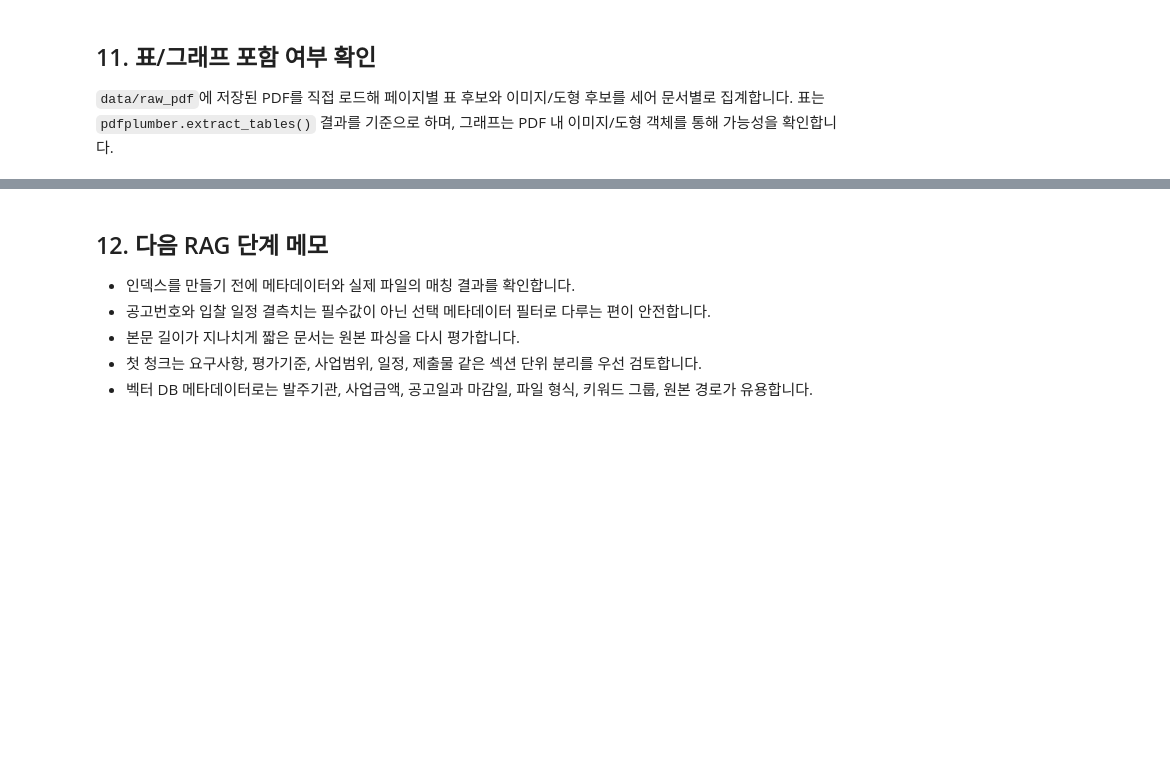
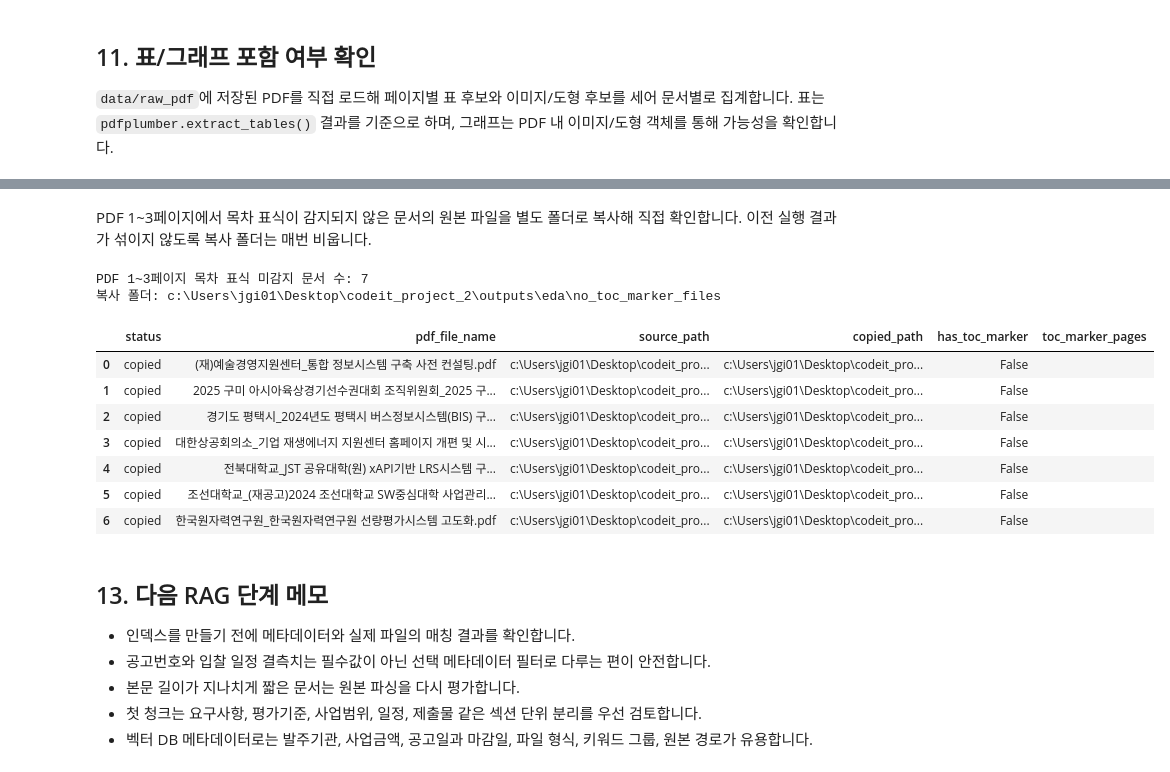
Before and after one commit to jgi0117/rag_rfp_analyzer, a Jupyter notebook: notebooks/EDA.ipynb, the cells around one changed output, grey strips where cells are left out. Saved outputs shown, nothing was run; the diff lists cells and outputs as text; code cells hidden in the pictures; blank space fills up the shorter version.

```diff
--- a/notebooks/EDA.ipynb
+++ b/notebooks/EDA.ipynb
@@ -885,5 +1042,79 @@ PDF 원본 기반 표/그래프 후보 요약
+# %% [markdown]
+PDF 1~3페이지에서 목차 표식이 감지되지 않은 문서의 원본 파일을 별도 폴더로 복사해 직접 확인합니다. 이전 실행 결과가 섞이지 않도록 복사 폴더는 매번 비웁니다.
+# %%
+import shutil
+
+no_toc_marker_docs = toc_audit.loc[
+    ~toc_audit["has_toc_marker"],
+    [
+        "pdf_file_name",
+        "metadata_file_name",
+        "title",
+        "organization",
+        "page_count",
+        "scanned_pages",
+        "toc_marker_pages",
+        "has_toc_marker",
+        "pdf_text_status",
+        "pdf_path",
+        "source_path",
+    ],
+].sort_values(["pdf_file_name"])
+
+no_toc_marker_dir = OUTPUT_DIR / "no_toc_marker_files"
+no_toc_marker_dir.mkdir(parents=True, exist_ok=True)
+
+    # Clear the target folder on each run so old copied files do not get mixed in.
+if no_toc_marker_dir.resolve().is_relative_to(OUTPUT_DIR.resolve()):
+    for existing_path in no_toc_marker_dir.iterdir():
+        if existing_path.is_file():
+            existing_path.unlink()
+else:
+    raise RuntimeError(f"Unexpected output directory: {no_toc_marker_dir}")
+
+copy_results = []
+for _, row in no_toc_marker_docs.iterrows():
+    source_path = Path(row["source_path"] or row["pdf_path"])
+    if not source_path.is_absolute():
+        source_path = PROJECT_ROOT / source_path
+
+    output_path = no_toc_marker_dir / source_path.name
+
+    if not source_path.exists():
+        status = "missing_source"
+    else:
+        shutil.copy2(source_path, output_path)
+        status = "copied"
+
+    copy_results.append(
+        {
+            "status": status,
+            "pdf_file_name": row["pdf_file_name"],
+            "source_path": str(source_path),
+            "copied_path": str(output_path),
+            "has_toc_marker": row["has_toc_marker"],
+            "toc_marker_pages": row["toc_marker_pages"],
+        }
+    )
+
+no_toc_marker_copy_results = pd.DataFrame(copy_results)
+
+print(f"PDF 1~3페이지 목차 표식 미감지 문서 수: {len(no_toc_marker_docs)}")
+print(f"복사 폴더: {no_toc_marker_dir}")
+display(no_toc_marker_copy_results)
+# %% [output]
+PDF 1~3페이지 목차 표식 미감지 문서 수: 7
+복사 폴더: c:\Users\jgi01\Desktop\codeit_project_2\outputs\eda\no_toc_marker_files
+|  | status | pdf_file_name | source_path | copied_path | has_toc_marker | toc_marker_pages |
+| 0 | copied | (재)예술경영지원센터_통합 정보시스템 구축 사전 컨설팅.pdf | c:\Users\jgi01\Desktop\codeit_pro... | c:\Users\jgi01\Desktop\codeit_pro... | False |  |
+| 1 | copied | 2025 구미 아시아육상경기선수권대회 조직위원회_2025 구... | c:\Users\jgi01\Desktop\codeit_pro... | c:\Users\jgi01\Desktop\codeit_pro... | False |  |
+| 2 | copied | 경기도 평택시_2024년도 평택시 버스정보시스템(BIS) 구... | c:\Users\jgi01\Desktop\codeit_pro... | c:\Users\jgi01\Desktop\codeit_pro... | False |  |
+| 3 | copied | 대한상공회의소_기업 재생에너지 지원센터 홈페이지 개편 및 시... | c:\Users\jgi01\Desktop\codeit_pro... | c:\Users\jgi01\Desktop\codeit_pro... | False |  |
+| 4 | copied | 전북대학교_JST 공유대학(원) xAPI기반 LRS시스템 구... | c:\Users\jgi01\Desktop\codeit_pro... | c:\Users\jgi01\Desktop\codeit_pro... | False |  |
+| 5 | copied | 조선대학교_(재공고)2024 조선대학교 SW중심대학 사업관리... | c:\Users\jgi01\Desktop\codeit_pro... | c:\Users\jgi01\Desktop\codeit_pro... | False |  |
+| 6 | copied | 한국원자력연구원_한국원자력연구원 선량평가시스템 고도화.pdf | c:\Users\jgi01\Desktop\codeit_pro... | c:\Users\jgi01\Desktop\codeit_pro... | False |  |
 # %% [markdown]
-## 12. 다음 RAG 단계 메모
+## 13. 다음 RAG 단계 메모
 
 - 인덱스를 만들기 전에 메타데이터와 실제 파일의 매칭 결과를 확인합니다.
 - 공고번호와 입찰 일정 결측치는 필수값이 아닌 선택 메타데이터 필터로 다루는 편이 안전합니다.
```
Also changed, not shown: parts of 3 cells of this notebook, 4 other files.
